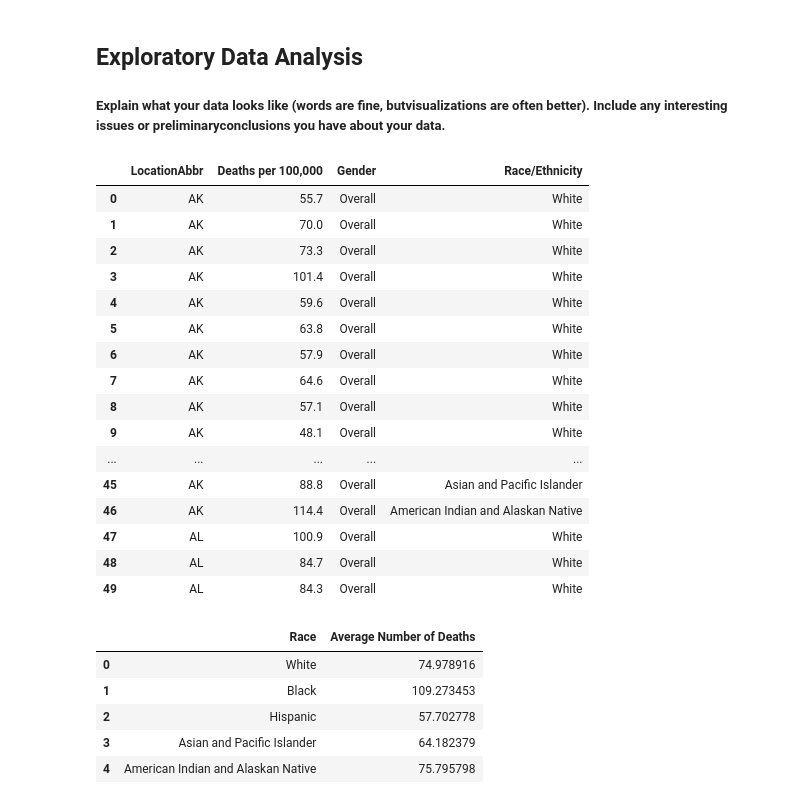
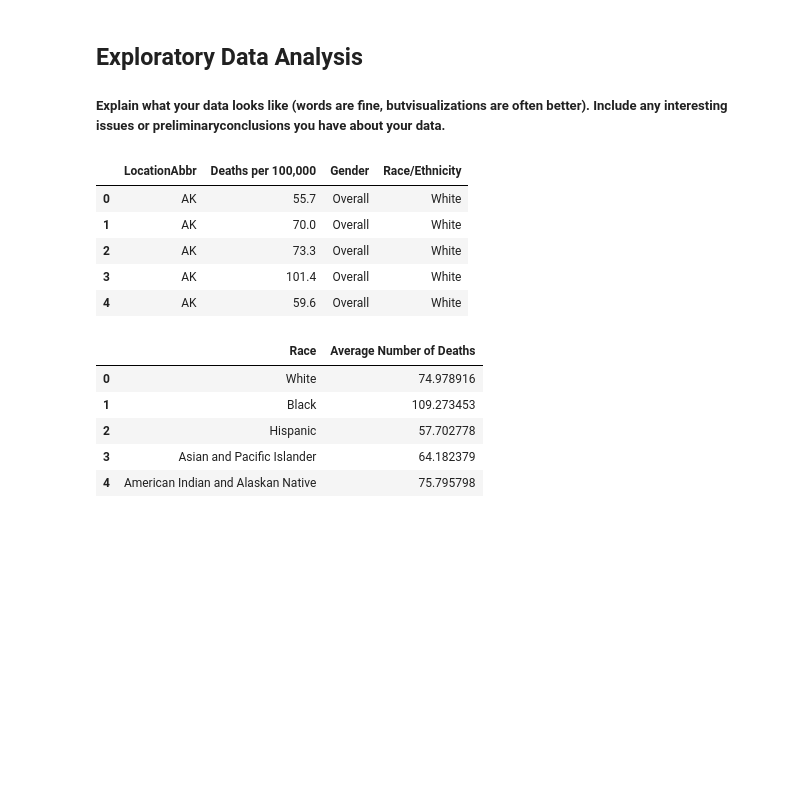
Before and after one commit to uic-cs418/cs418-spring22-quiz-gods, a Jupyter notebook: clean.ipynb, the cells around one changed output. Cells and saved outputs as stored; diff of their text form; code cells hidden in the pictures; blank space fills up the shorter version.

```diff
--- a/clean.ipynb
+++ b/clean.ipynb
@@ -106,45 +106,34 @@ strokeDf = strokeDf[strokeDf['Race/Ethnicity'] != 'Overall']
 
 
 #filtering for data that is just where gender is the overall column
 strokeDf = strokeDf[strokeDf['Gender'] != 'Female']
 strokeDf = strokeDf[strokeDf['Gender'] != 'Male']
 
 heartNewCols = []
 heartNewData = {}
 
 #removing columns for Sufficiency as we only care about the race, death, and gender
 for col in heartDf.columns:
     if col != 'Sufficiency' and col != 'Sufficiency?':
         heartNewData[col] = heartDf[col]
 heartUpdated = pd.DataFrame(heartNewData)
 heartUpdated.head()
 
 strokeNewCols = []
 strokeNewData = {}
 for col in strokeDf.columns:
     if col != 'Sufficiency' and col != 'Sufficiency?':
         strokeNewData[col] = strokeDf[col]
 strokeUpdated = pd.DataFrame(strokeNewData)
 strokeUpdated.reset_index(inplace = True, drop = True)
-strokeUpdated.head(50)
+strokeUpdated.head()
 # %% [output]
 |  | LocationAbbr | Deaths per 100,000 | Gender | Race/Ethnicity |
 | 0 | AK | 55.7 | Overall | White |
 | 1 | AK | 70.0 | Overall | White |
 | 2 | AK | 73.3 | Overall | White |
 | 3 | AK | 101.4 | Overall | White |
 | 4 | AK | 59.6 | Overall | White |
-| 5 | AK | 63.8 | Overall | White |
-| 6 | AK | 57.9 | Overall | White |
-| 7 | AK | 64.6 | Overall | White |
-| 8 | AK | 57.1 | Overall | White |
-| 9 | AK | 48.1 | Overall | White |
-| ... | ... | ... | ... | ... |
-| 45 | AK | 88.8 | Overall | Asian and Pacific Islander |
-| 46 | AK | 114.4 | Overall | American Indian and Alaskan Native |
-| 47 | AL | 100.9 | Overall | White |
-| 48 | AL | 84.7 | Overall | White |
-| 49 | AL | 84.3 | Overall | White |
 # %%
 #Determining average deaths per each race group
 
```
Also changed, not shown: parts of 4 cells of this notebook.
